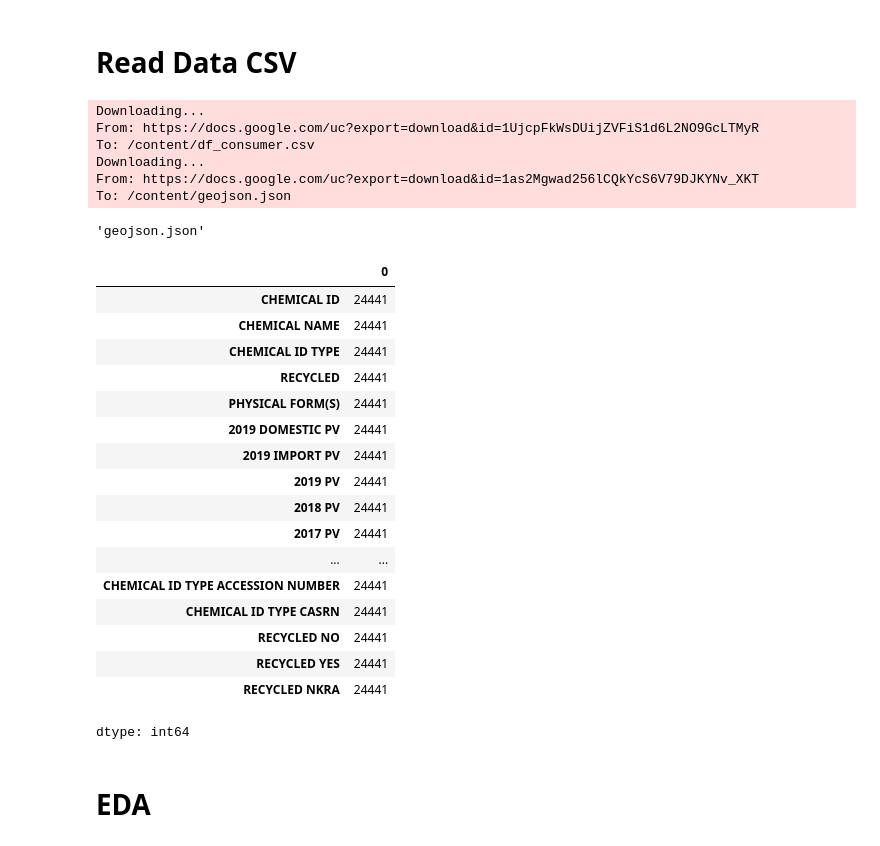
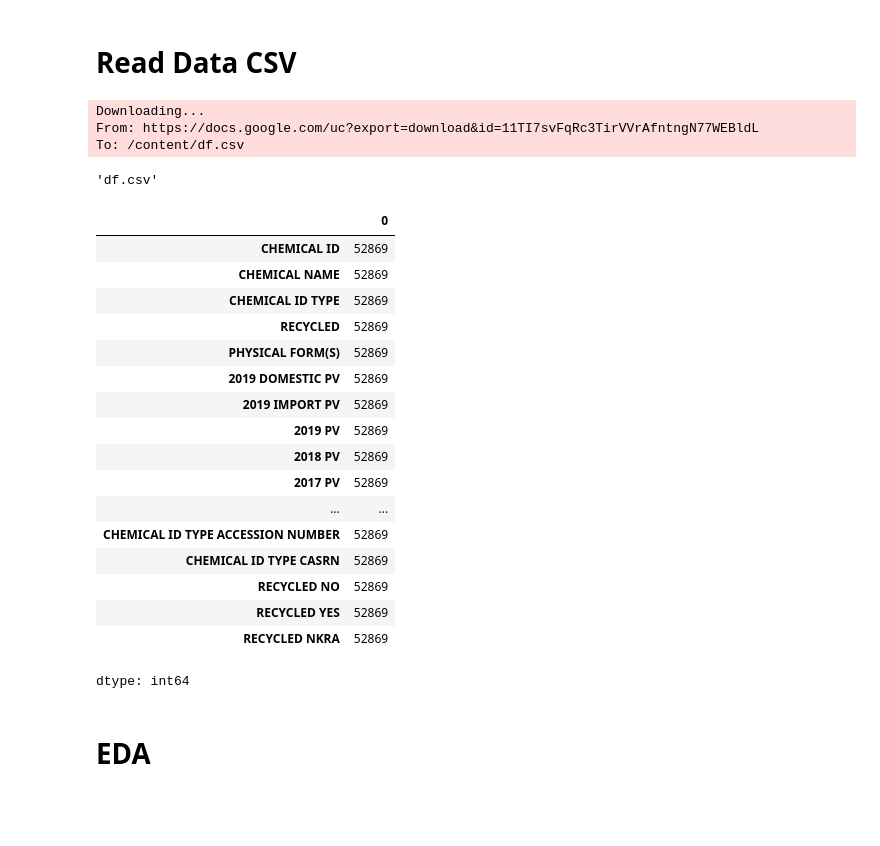
Before and after one commit to randy-ar/gcolab, a Jupyter notebook: Explanatory_Data_Analysis_EPA_Chemical_Data_Reporting.ipynb, the cells around one changed output. Cells and saved outputs as stored; diff of their text form; code cells hidden in the pictures; blank space fills up the shorter version.

```diff
--- a/Explanatory_Data_Analysis_EPA_Chemical_Data_Reporting.ipynb
+++ b/Explanatory_Data_Analysis_EPA_Chemical_Data_Reporting.ipynb
@@ -20,12 +15,8 @@ geojson_usa = "1as2Mgwad256lCQkYcS6V79DJKYNv_XKT"
 download_url = "https://docs.google.com/uc?export=download&id="
 # %%
-gdown.download(download_url+table_consumer_one_hot_cleaned, 'df_consumer.csv', quiet=False)
-gdown.download(download_url+geojson_usa, 'geojson.json', quiet=False)
+gdown.download(download_url+table_cleaned, 'df.csv', quiet=False)
 # %% [output]
 Downloading...
-From: https://docs.google.com/uc?export=download&id=1UjcpFkWsDUijZVFiS1d6L2NO9GcLTMyR
-To: /content/df_consumer.csv
-Downloading...
-From: https://docs.google.com/uc?export=download&id=1as2Mgwad256lCQkYcS6V79DJKYNv_XKT
-To: /content/geojson.json
+From: https://docs.google.com/uc?export=download&id=11TI7svFqRc3TirVVrAfntngN77WEBldL
+To: /content/df.csv
-'geojson.json'
+'df.csv'
@@ -40,25 +23,25 @@ except FileNotFoundError:
 # %%
-df_consumer = pd.read_csv('df_consumer.csv')
+df = pd.read_csv('df.csv')
 # %%
-df_consumer.count()
+df.count()
 # %% [output]
 |  | 0 |
-| CHEMICAL ID | 24441 |
-| CHEMICAL NAME | 24441 |
-| CHEMICAL ID TYPE | 24441 |
-| RECYCLED | 24441 |
-| PHYSICAL FORM(S) | 24441 |
-| 2019 DOMESTIC PV | 24441 |
-| 2019 IMPORT PV | 24441 |
-| 2019 PV | 24441 |
-| 2018 PV | 24441 |
-| 2017 PV | 24441 |
+| CHEMICAL ID | 52869 |
+| CHEMICAL NAME | 52869 |
+| CHEMICAL ID TYPE | 52869 |
+| RECYCLED | 52869 |
+| PHYSICAL FORM(S) | 52869 |
+| 2019 DOMESTIC PV | 52869 |
+| 2019 IMPORT PV | 52869 |
+| 2019 PV | 52869 |
+| 2018 PV | 52869 |
+| 2017 PV | 52869 |
 | ... | ... |
-| CHEMICAL ID TYPE ACCESSION NUMBER | 24441 |
-| CHEMICAL ID TYPE CASRN | 24441 |
-| RECYCLED NO | 24441 |
-| RECYCLED YES | 24441 |
-| RECYCLED NKRA | 24441 |
+| CHEMICAL ID TYPE ACCESSION NUMBER | 52869 |
+| CHEMICAL ID TYPE CASRN | 52869 |
+| RECYCLED NO | 52869 |
+| RECYCLED YES | 52869 |
+| RECYCLED NKRA | 52869 |
 dtype: int64
 # %% [markdown]
 # EDA
```
Also changed, not shown: parts of 16 cells of this notebook.
